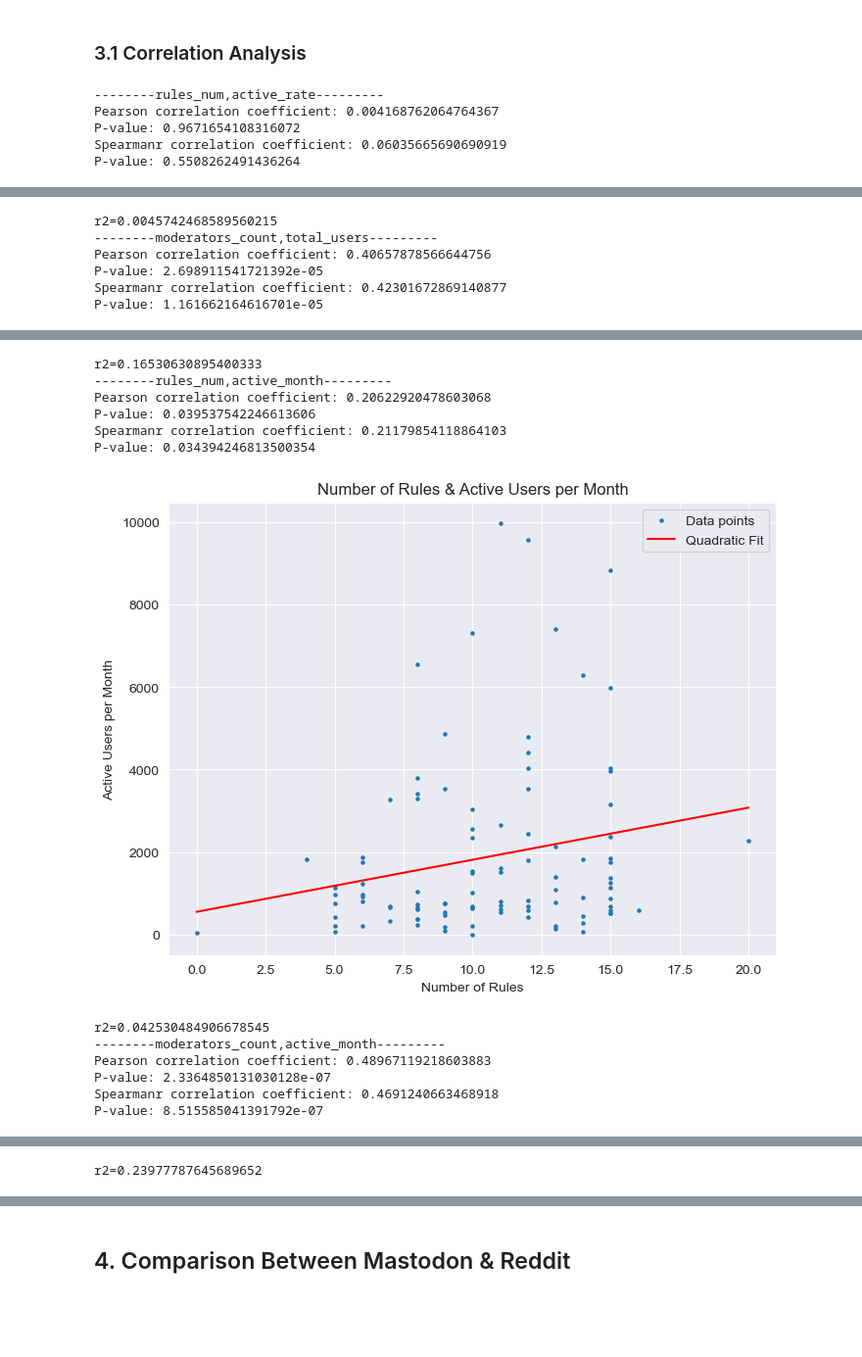
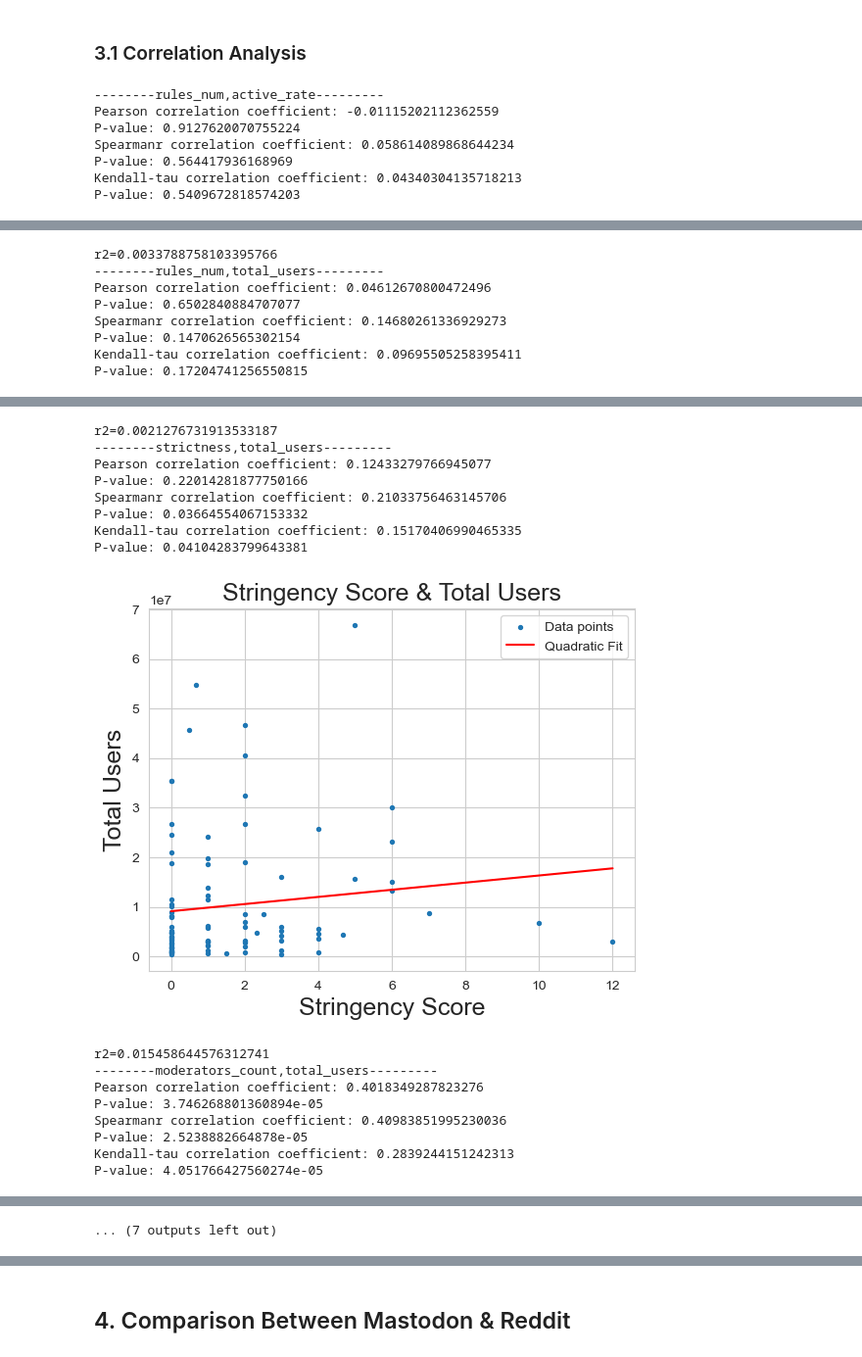
Before and after one commit to fht-epfl/socialmedia_project, a Jupyter notebook: analysis/statistic_analysis.ipynb, the cells around one changed output, grey strips where cells are left out. Shown at 98% size. Saved outputs shown, nothing was run; the diff lists cells and outputs as text; code cells hidden in the pictures; blank space fills up the shorter version.

```diff
--- a/analysis/statistic_analysis.ipynb
+++ b/analysis/statistic_analysis.ipynb
@@ -65,5 +64,8 @@ plot_distribution(df_mastodon['blacklist'],'Number of Blacklist','Frequency','Di
 # %% [markdown]
 ### 2.2 Correlation Analysis
+# %%
+df_strictness_ma=pd.read_csv("mastodon_server_strictness.csv")
+df_mastodon=df_mastodon.merge(df_strictness_ma[['domain','strictness']],how='inner',on='domain')
 # %%
 df_mastodon['active_rate']=df_mastodon['active_month']/df_mastodon['total_users']
 idx_max = df_mastodon['active_month'].idxmax()
@@ -71,9 +77,10 @@ df_re_mastodon = df_mastodon.drop(idx_max).copy()
 # %%
-factors= ['rules_num','blacklist']
+factors= ['rules_num','strictness','blacklist']
 user_engagement=['active_rate','total_users','active_month','total_posts']
 
 label_dict={
     'rules_num':'Number of Rules',
+    'strictness': 'Stringency Score',
     'blacklist':'Number of Blacklist',
     'active_rate':'Active Users Rate',
     'total_users':'Total Users',
@@ -87,6 +94,7 @@ for engagement in user_engagement:
         print(f"--------{factor},{engagement}---------")
         pearsonr_correlation(df[factor],df[engagement])
         spearmanr_correlation(df[factor],df[engagement])
+        kendalltau_correlation(df[factor],df[engagement])
         xlabel=label_dict[factor]
         ylabel=label_dict[engagement]
     #
@@ -137,5 +157,5 @@ P-value: 0.07588919891023445
 # %%
-factors= ['rules_num','blacklist']
+factors= ['rules_num','strictness','blacklist']
 user_engagement=['active_rate','total_users','active_month','total_posts']
 
 label_dict={
@@ -144,13 +164,14 @@ label_dict={
     'active_rate':'Active Users Rate',
     'total_users':'Total Users',
     'active_month':'Active Users per Month',
-    'total_posts':'Total Posts'
+    'total_posts':'Total Posts',
+    'strictness':'Strictness'
 }
 
 for engagement in user_engagement:
     df=df_re_mastodon[np.isfinite(df_re_mastodon[engagement])].copy()
     print(f'----------{engagement}---------')
-    shap_analysis(df,factors,engagement)
+    shap_analysis(df,factors,engagement,interaction_pair=('strictness','blacklist'))
 # %% [output]
 ----------active_rate---------
 🔍 SHAP Summary Plot (feature importance):
@@ -172,6 +192,8 @@ for engagement in user_engagement:
 ## 3. Statistics of Mastodon
 # %%
 df_reddit = reddit.df
+df_strictness_re=pd.read_csv("reddit_server_strictness.csv")
+df_reddit=df_reddit.merge(df_strictness_re[['domain','strictness']],how='inner',on='domain')
 df_reddit['rules_num']=df_reddit['rules'].apply(len)
 df_reddit.head(5)
 # %% [output]
@@ -190,7 +212,7 @@ plot_distribution(df_reddit['rules_num'],'Number of Rules','Frequency','Distribu
 # %%
 df_reddit['active_rate']=df_reddit['active_month']/df_reddit['total_users']
 # %%
-factors= ['rules_num','moderators_count']
+factors= ['rules_num','strictness','moderators_count']
 user_engagement=['active_rate','total_users','active_month']
 
 label_dict={
@@ -198,8 +220,9 @@ label_dict={
     'blacklist':'Number of Blacklist',
     'active_rate':'Active Users Rate',
     'total_users':'Total Users',
-    'active_month':'Active Users per Month',
-    'moderators_count':'Number of Moderators'
+    'active_month':'Real-time Active Users',
+    'moderators_count':'Number of Moderators',
+    'strictness':'Stringency Score'
 }
 
 for engagement in user_engagement:
@@ -207,13 +230,16 @@ for engagement in user_engagement:
         print(f"--------{factor},{engagement}---------")
         pearsonr_correlation(df_reddit[factor],df_reddit[engagement])
         spearmanr_correlation(df_reddit[factor],df_reddit[engagement])
+        kendalltau_correlation(df_reddit[factor],df_reddit[engagement])
         xlabel=label_dict[factor]
         ylabel=label_dict[engagement]
     #
         plot_scatter(df_reddit[factor],df_reddit[engagement],xlabel,ylabel,f'{xlabel} & {ylabel}')
 # %% [output]
 --------rules_num,active_rate---------
-Pearson correlation coefficient: 0.004168762064764367
-P-value: 0.9671654108316072
-Spearmanr correlation coefficient: 0.06035665690690919
-P-value: 0.5508262491436264
+Pearson correlation coefficient: -0.01115202112362559
+P-value: 0.9127620070755224
+Spearmanr correlation coefficient: 0.058614089868644234
+P-value: 0.564417936168969
+Kendall-tau correlation coefficient: 0.04340304135718213
+P-value: 0.5409672818574203
@@ -235,6 +265,8 @@ P-value: 0.08653154205425832
-r2=0.0045742468589560215
---------moderators_count,total_users---------
-Pearson correlation coefficient: 0.40657878566644756
-P-value: 2.698911541721392e-05
-Spearmanr correlation coefficient: 0.42301672869140877
-P-value: 1.161662164616701e-05
+r2=0.0033788758103395766
+--------rules_num,total_users---------
+Pearson correlation coefficient: 0.04612670800472496
+P-value: 0.6502840884707077
+Spearmanr correlation coefficient: 0.14680261336929273
+P-value: 0.1470626565302154
+Kendall-tau correlation coefficient: 0.09695505258395411
+P-value: 0.17204741256550815
@@ -242,13 +274,17 @@ P-value: 1.161662164616701e-05
-r2=0.16530630895400333
---------rules_num,active_month---------
-Pearson correlation coefficient: 0.20622920478603068
-P-value: 0.039537542246613606
-Spearmanr correlation coefficient: 0.21179854118864103
-P-value: 0.034394246813500354
+r2=0.0021276731913533187
+--------strictness,total_users---------
+Pearson correlation coefficient: 0.12433279766945077
+P-value: 0.22014281877750166
+Spearmanr correlation coefficient: 0.21033756463145706
+P-value: 0.03664554067153332
+Kendall-tau correlation coefficient: 0.15170406990465335
+P-value: 0.04104283799643381
-[figure, old version]
+[figure, new version]
-r2=0.042530484906678545
---------moderators_count,active_month---------
-Pearson correlation coefficient: 0.48967119218603883
-P-value: 2.3364850131030128e-07
-Spearmanr correlation coefficient: 0.4691240663468918
-P-value: 8.515585041391792e-07
+r2=0.015458644576312741
+--------moderators_count,total_users---------
+Pearson correlation coefficient: 0.4018349287823276
+P-value: 3.746268801360894e-05
+Spearmanr correlation coefficient: 0.40983851995230036
+P-value: 2.5238882664878e-05
+Kendall-tau correlation coefficient: 0.2839244151242313
+P-value: 4.051766427560274e-05
@@ -256 +292 @@ P-value: 8.515585041391792e-07
-r2=0.23977787645689652
+... (7 outputs left out)
```
Also changed, not shown: parts of 42 cells of this notebook, 2 other files.
